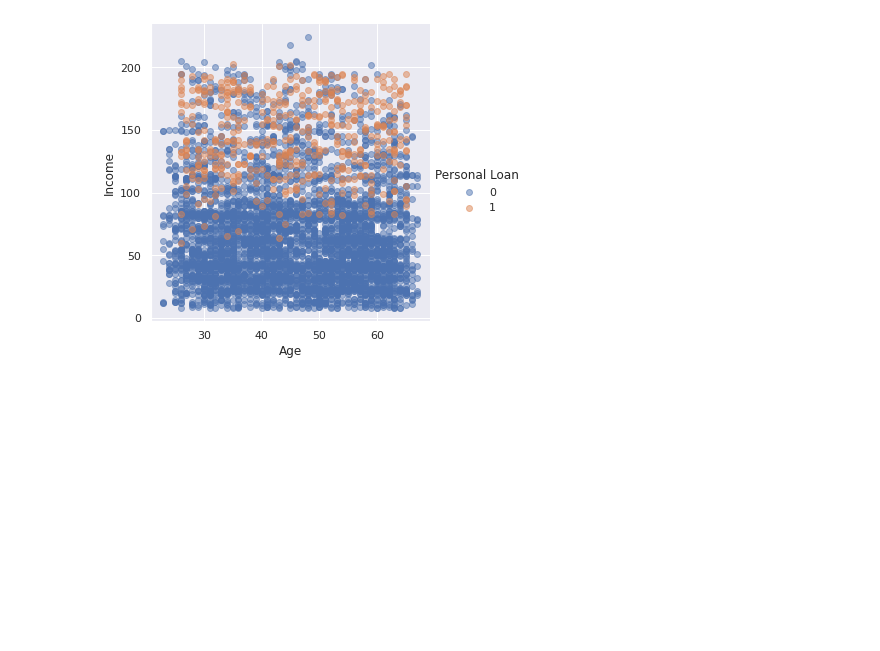
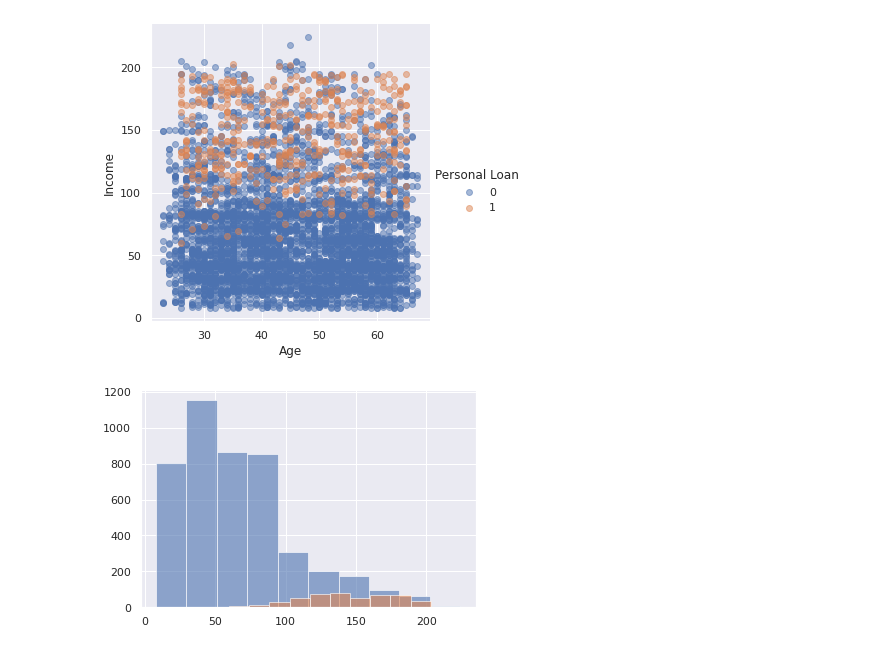
Before and after one commit to manavavi/ML_Internship_Marketing_Campaign_for_Banking_Products, a Jupyter notebook: Marketing_Campaign_for_Banking_Products.ipynb, the cells around one changed output. Cells and saved outputs as stored; diff of their text form; code cells hidden in the pictures; blank space fills up the shorter version.

```diff
--- a/Marketing_Campaign_for_Banking_Products.ipynb
+++ b/Marketing_Campaign_for_Banking_Products.ipynb
@@ -122,3 +122,7 @@ sns.pairplot(dataset, hue='Personal Loan');
 sns.lmplot(x='Age', y='Income', hue='Personal Loan', data=dataset, fit_reg=False, scatter_kws={'alpha':0.5});
 # %% [output]
 [figure]
+# %%
+dataset.groupby('Personal Loan').Income.hist(alpha=0.6);
+# %% [output]
+[figure, added]
```
Also changed, not shown: parts of 6 cells of this notebook.
